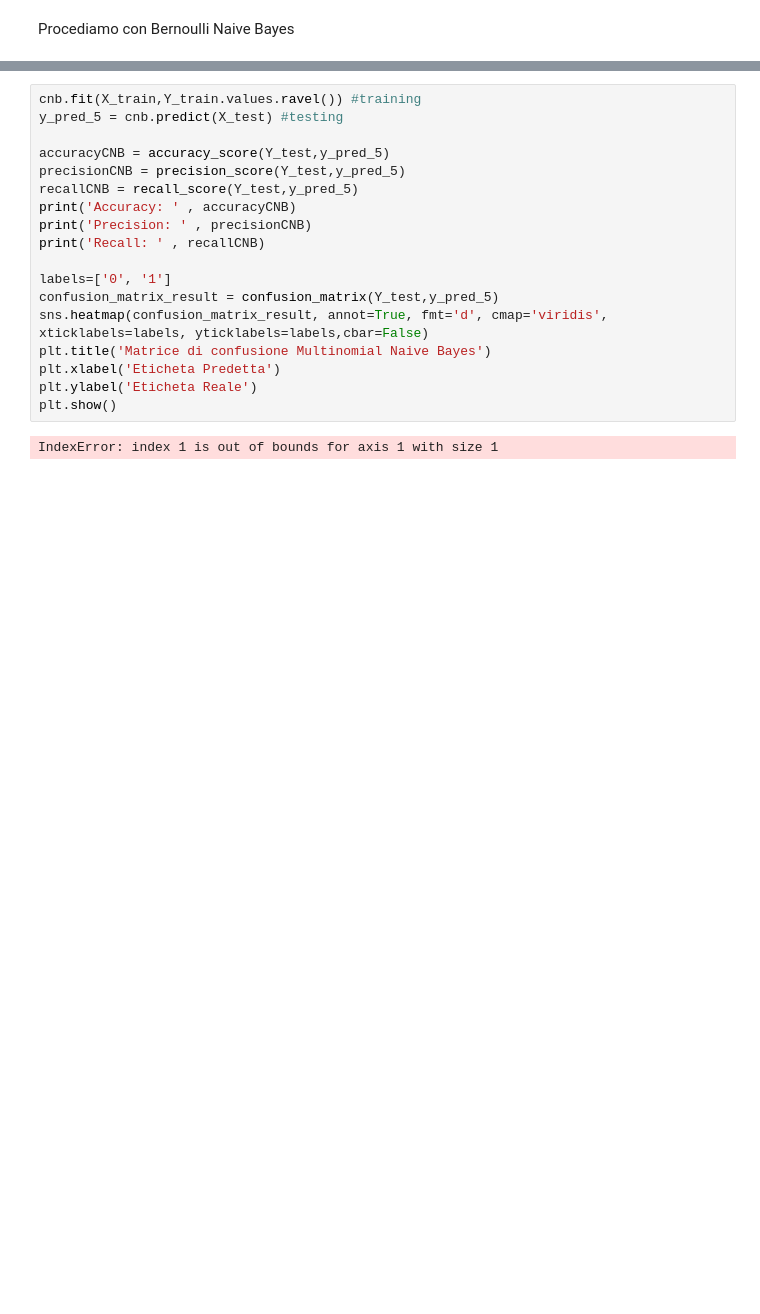
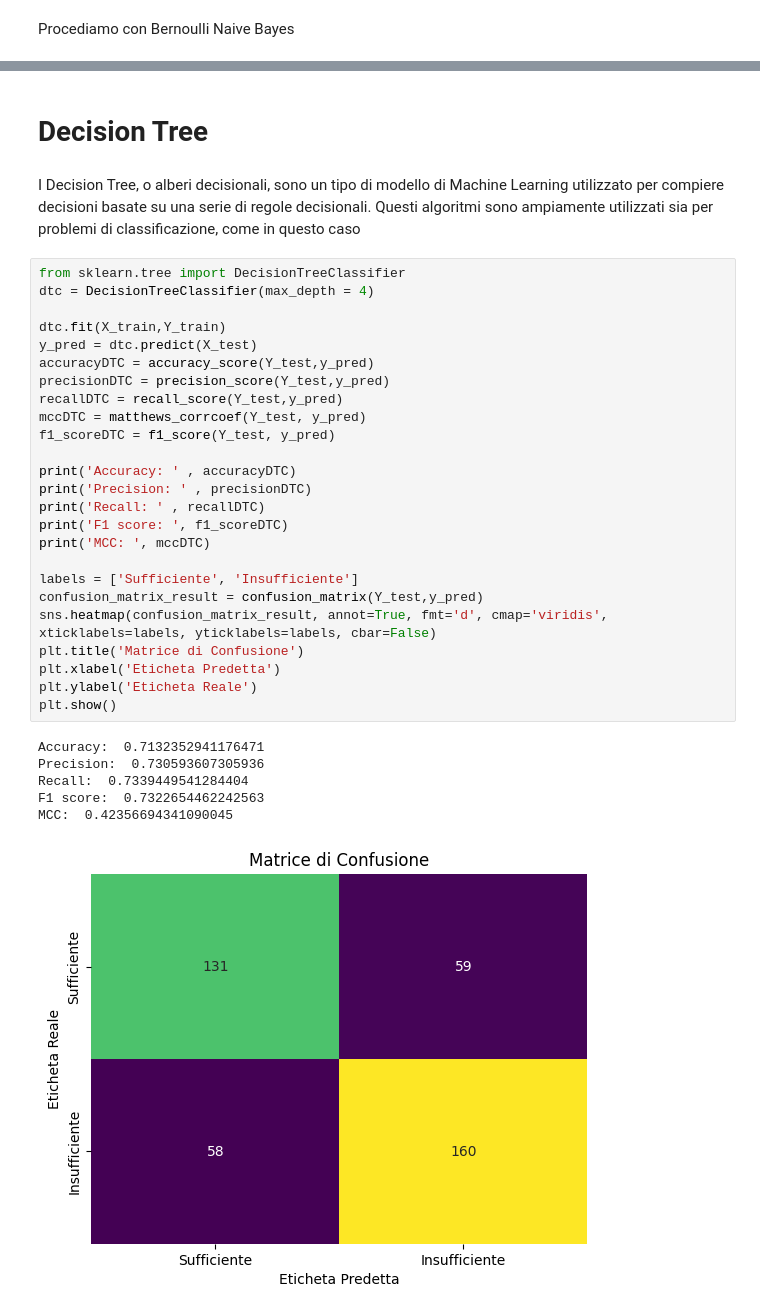
Before and after one commit to bafiuss/Sapore-DiVino, a Jupyter notebook: Sapore_DiVino-CODICE.ipynb, the cells around one changed output, grey strips where cells are left out. Drawn from its saved outputs; the diff is of its cells as text; blank space fills up the shorter version.

```diff
--- a/Sapore_DiVino-CODICE.ipynb
+++ b/Sapore_DiVino-CODICE.ipynb
@@ -363,20 +392,36 @@ Recall:  0.6926605504587156
+# %% [markdown]
+# Decision Tree
+# %% [markdown]
+I Decision Tree, o alberi decisionali, sono un tipo di modello di Machine Learning utilizzato per compiere decisioni basate su una serie di regole decisionali. Questi algoritmi sono ampiamente utilizzati sia per problemi di classificazione, come in questo caso
 # %%
-cnb.fit(X_train,Y_train.values.ravel()) #training
-y_pred_5 = cnb.predict(X_test) #testing
+from sklearn.tree import DecisionTreeClassifier
+dtc = DecisionTreeClassifier(max_depth = 4)
 
-accuracyCNB = accuracy_score(Y_test,y_pred_5)
-precisionCNB = precision_score(Y_test,y_pred_5)
-recallCNB = recall_score(Y_test,y_pred_5)
-print('Accuracy: ' , accuracyCNB)
-print('Precision: ' , precisionCNB)
-print('Recall: ' , recallCNB)
+dtc.fit(X_train,Y_train)
+y_pred = dtc.predict(X_test)
+accuracyDTC = accuracy_score(Y_test,y_pred)
+precisionDTC = precision_score(Y_test,y_pred)
+recallDTC = recall_score(Y_test,y_pred)
+mccDTC = matthews_corrcoef(Y_test, y_pred)
+f1_scoreDTC = f1_score(Y_test, y_pred)
 
-labels=['0', '1']
-confusion_matrix_result = confusion_matrix(Y_test,y_pred_5)
-sns.heatmap(confusion_matrix_result, annot=True, fmt='d', cmap='viridis', xticklabels=labels, yticklabels=labels,cbar=False)
-plt.title('Matrice di confusione Multinomial Naive Bayes')
+print('Accuracy: ' , accuracyDTC)
+print('Precision: ' , precisionDTC)
+print('Recall: ' , recallDTC)
+print('F1 score: ', f1_scoreDTC)
+print('MCC: ', mccDTC)
+
+labels = ['Sufficiente', 'Insufficiente']
+confusion_matrix_result = confusion_matrix(Y_test,y_pred)
+sns.heatmap(confusion_matrix_result, annot=True, fmt='d', cmap='viridis', xticklabels=labels, yticklabels=labels, cbar=False)
+plt.title('Matrice di Confusione')
 plt.xlabel('Eticheta Predetta')
 plt.ylabel('Eticheta Reale')
 plt.show()
 # %% [output]
-IndexError: index 1 is out of bounds for axis 1 with size 1
+Accuracy:  0.7132352941176471
+Precision:  0.730593607305936
+Recall:  0.7339449541284404
+F1 score:  0.7322654462242563
+MCC:  0.42356694341090045
+[figure, added]
```
Also changed, not shown: parts of 10 cells of this notebook.
